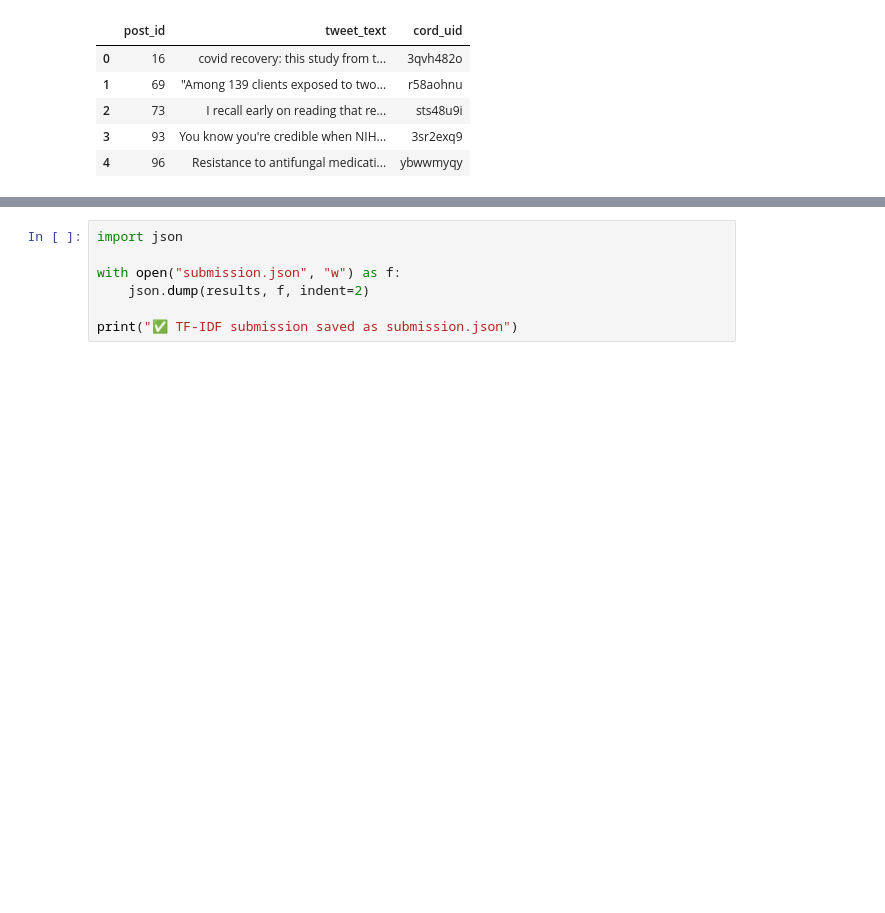
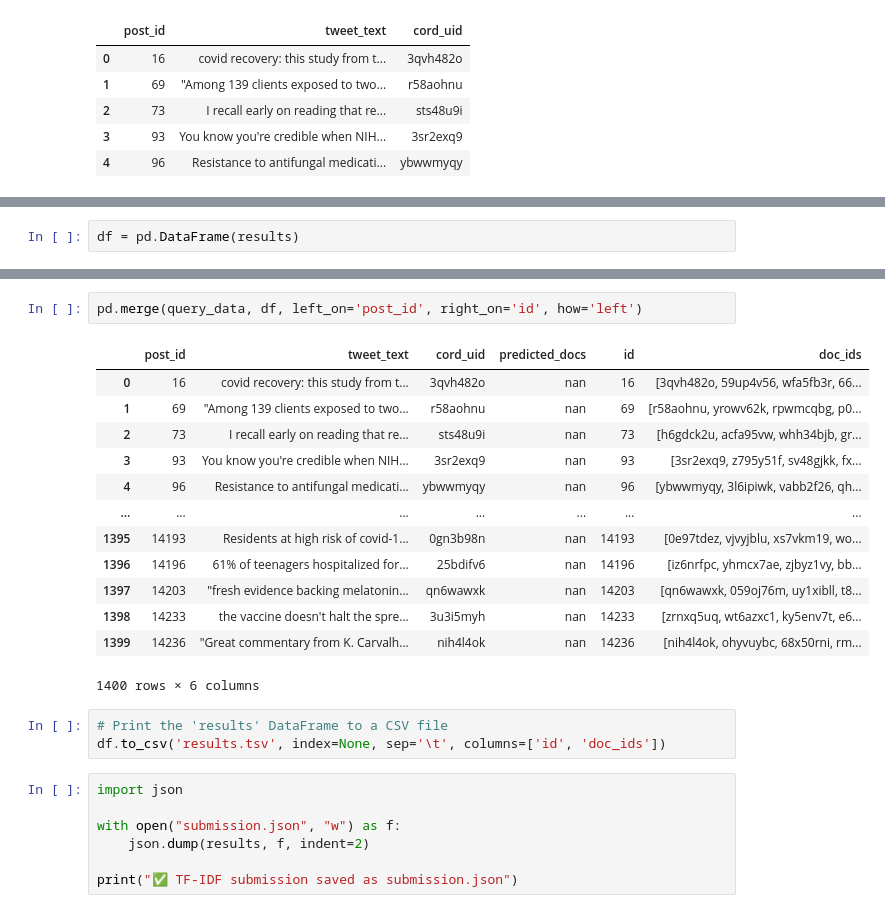
Before and after one commit to lucthiery/Advanced-Information-Retrieval-SS2025, a Jupyter notebook: 1_Traditional_TD-IDF/basic_tf_idf.ipynb, the cells around one changed output, grey strips where cells are left out. Drawn from its saved outputs; the diff is of its cells as text; blank space fills up the shorter version.

```diff
--- a/1_Traditional_TD-IDF/basic_tf_idf.ipynb
+++ b/1_Traditional_TD-IDF/basic_tf_idf.ipynb
@@ -75,3 +76,5 @@ for index, row in query_data.iterrows():
         "id": tweet_id,
         "doc_ids": top_doc_ids
     })
+# %%
+df = pd.DataFrame(results)
@@ -78,3 +95,22 @@ for index, row in query_data.iterrows():
+# %%
+pd.merge(query_data, df, left_on='post_id', right_on='id', how='left')
+# %% [output]
+|  | post_id | tweet_text | cord_uid | predicted_docs | id | doc_ids |
+| 0 | 16 | covid recovery: this study from t... | 3qvh482o | nan | 16 | [3qvh482o, 59up4v56, wfa5fb3r, 66... |
+| 1 | 69 | "Among 139 clients exposed to two... | r58aohnu | nan | 69 | [r58aohnu, yrowv62k, rpwmcqbg, p0... |
+| 2 | 73 | I recall early on reading that re... | sts48u9i | nan | 73 | [h6gdck2u, acfa95vw, whh34bjb, gr... |
+| 3 | 93 | You know you're credible when NIH... | 3sr2exq9 | nan | 93 | [3sr2exq9, z795y51f, sv48gjkk, fx... |
+| 4 | 96 | Resistance to antifungal medicati... | ybwwmyqy | nan | 96 | [ybwwmyqy, 3l6ipiwk, vabb2f26, qh... |
+| ... | ... | ... | ... | ... | ... | ... |
+| 1395 | 14193 | Residents at high risk of covid-1... | 0gn3b98n | nan | 14193 | [0e97tdez, vjvyjblu, xs7vkm19, wo... |
+| 1396 | 14196 | 61% of teenagers hospitalized for... | 25bdifv6 | nan | 14196 | [iz6nrfpc, yhmcx7ae, zjbyz1vy, bb... |
+| 1397 | 14203 | "fresh evidence backing melatonin... | qn6wawxk | nan | 14203 | [qn6wawxk, 059oj76m, uy1xibll, t8... |
+| 1398 | 14233 | the vaccine doesn't halt the spre... | 3u3i5myh | nan | 14233 | [zrnxq5uq, wt6azxc1, ky5env7t, e6... |
+| 1399 | 14236 | "Great commentary from K. Carvalh... | nih4l4ok | nan | 14236 | [nih4l4ok, ohyvuybc, 68x50rni, rm... |
+1400 rows × 6 columns
+# %%
+# Print the 'results' DataFrame to a CSV file
+df.to_csv('results.tsv', index=None, sep='\t', columns=['id', 'doc_ids'])
 # %%
 import json
 
```
Also changed, not shown: parts of 7 cells of this notebook.
